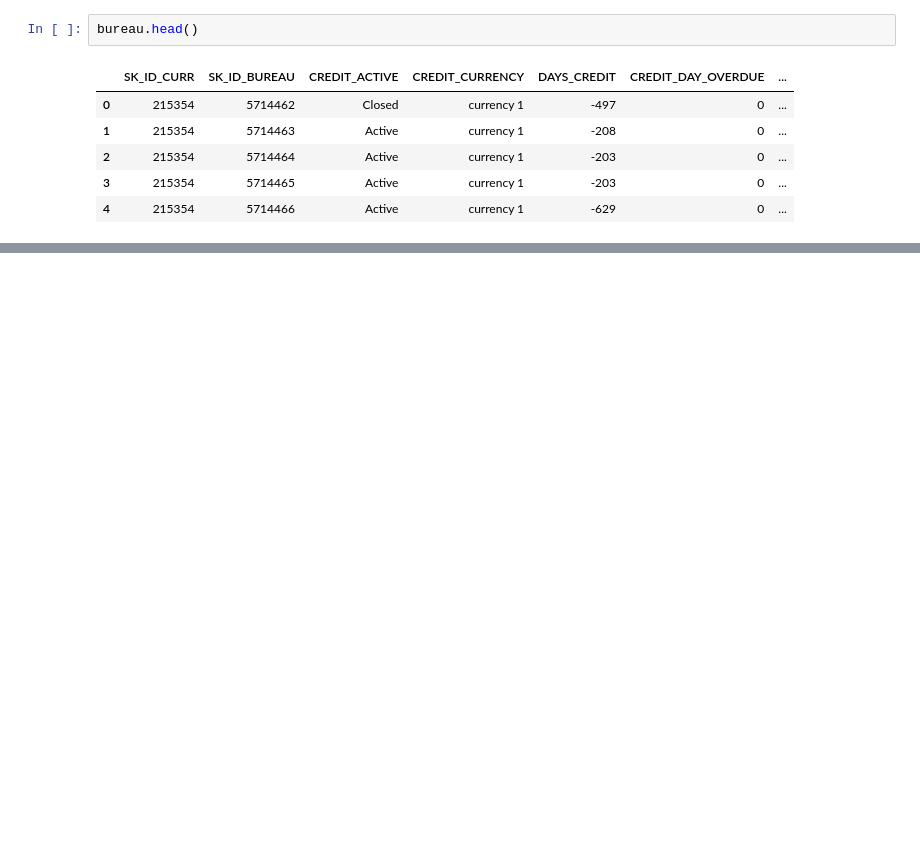
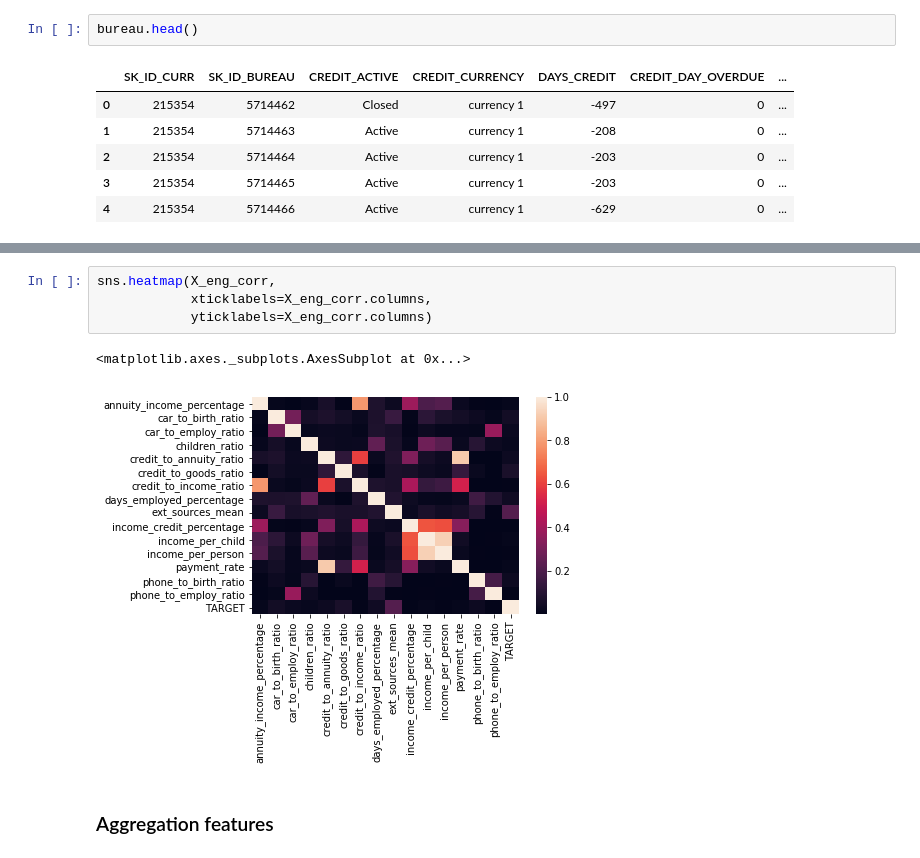
Before and after one commit to minerva-ml/open-solution-home-credit, a Jupyter notebook: notebooks/eda-bureau.ipynb, the cells around one changed output, grey strips where cells are left out. Cells and saved outputs as stored; diff of their text form; blank space fills up the shorter version.

```diff
--- a/notebooks/eda-bureau.ipynb
+++ b/notebooks/eda-bureau.ipynb
@@ -20,0 +204,9 @@ bureau.head()
+# %%
+sns.heatmap(X_eng_corr,
+            xticklabels=X_eng_corr.columns,
+            yticklabels=X_eng_corr.columns)
+# %% [output]
+<matplotlib.axes._subplots.AxesSubplot at 0x...>
+[figure, added]
+# %% [markdown]
+### Aggregation features
```
Also changed, not shown: parts of 25 cells of this notebook, 6 other files.
